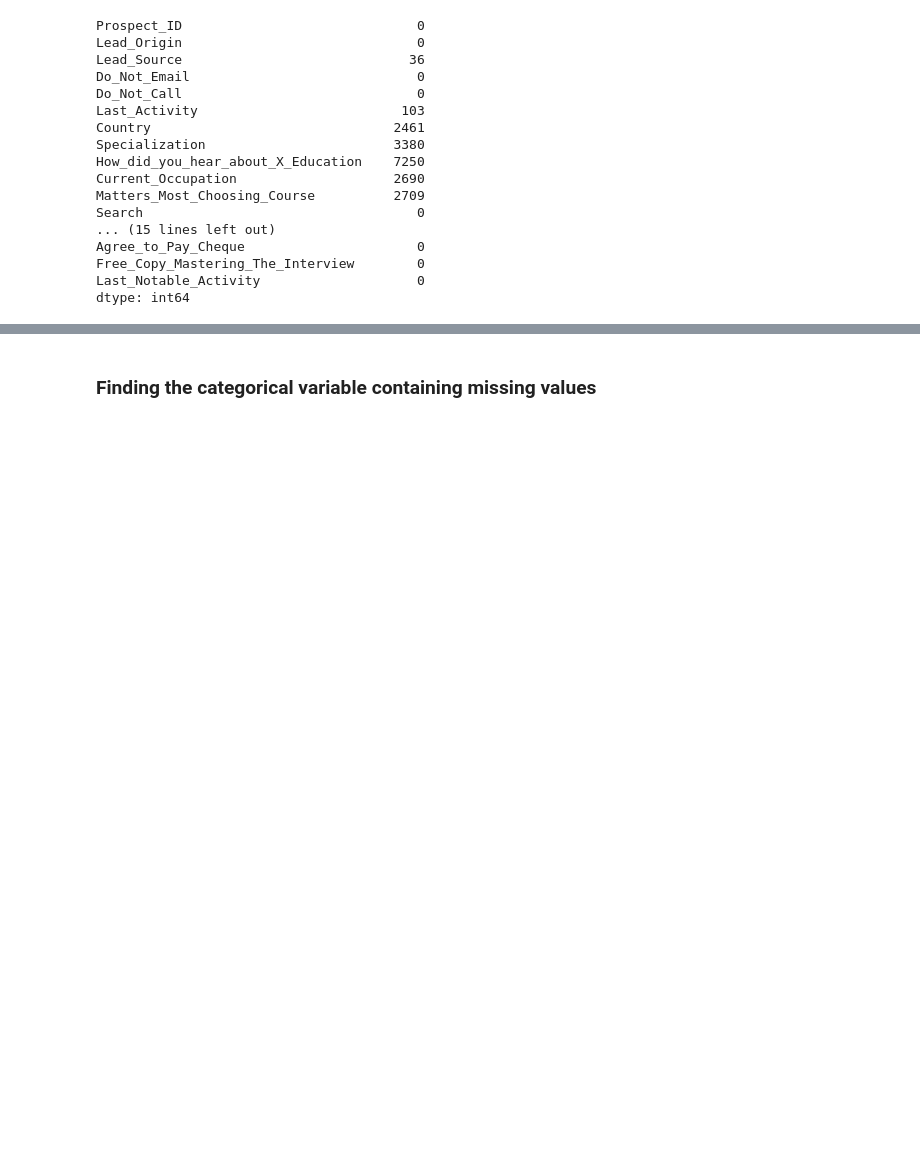
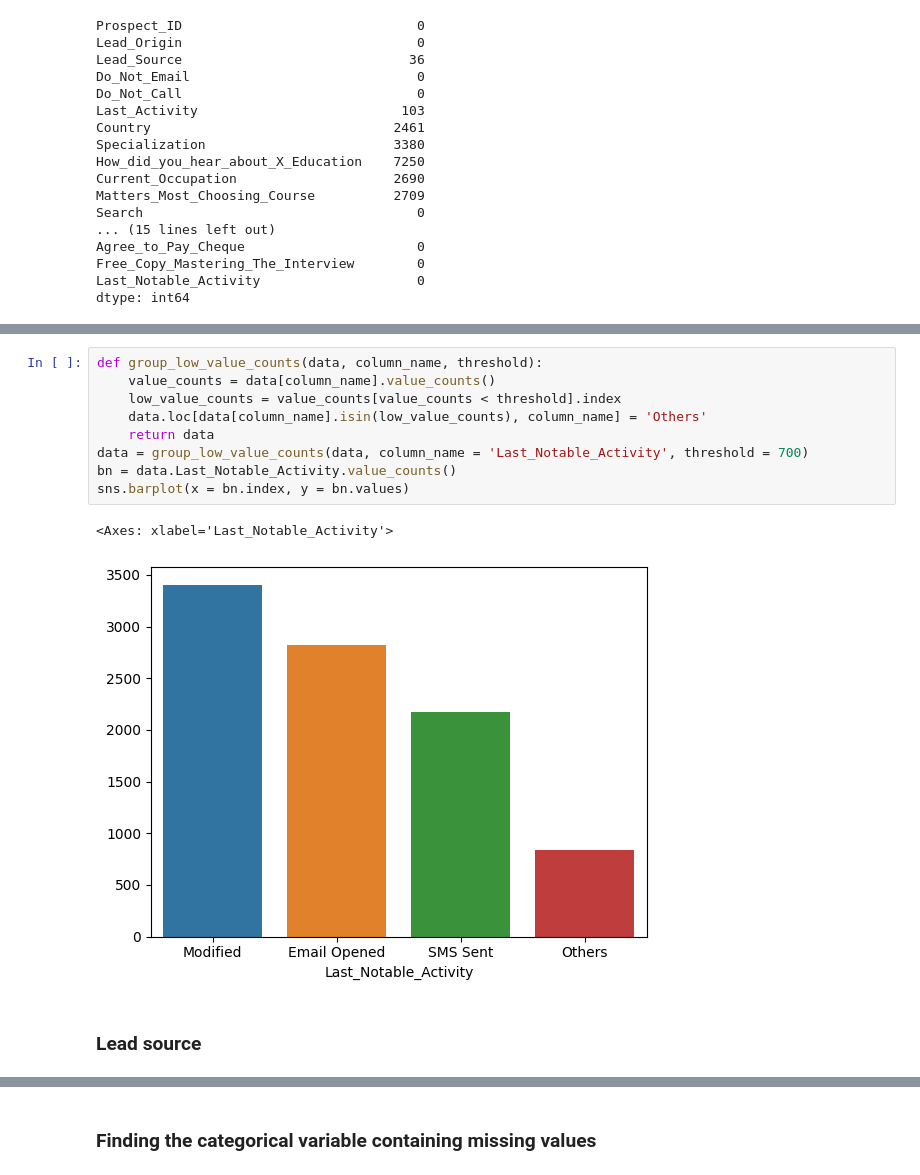
Before and after one commit to MrBinit/Supervised-Learning, a Jupyter notebook: logistic regression/Lead analysis.ipynb, the cells around one changed output, grey strips where cells are left out. Drawn from its saved outputs; the diff is of its cells as text; blank space fills up the shorter version.

```diff
--- a/logistic regression/Lead analysis.ipynb
+++ b/logistic regression/Lead analysis.ipynb
@@ -238,0 +349,14 @@ data.City.isnull().sum()
+# %%
+def group_low_value_counts(data, column_name, threshold):
+    value_counts = data[column_name].value_counts()
+    low_value_counts = value_counts[value_counts < threshold].index
+    data.loc[data[column_name].isin(low_value_counts), column_name] = 'Others'
+    return data
+data = group_low_value_counts(data, column_name = 'Last_Notable_Activity', threshold = 700)
+bn = data.Last_Notable_Activity.value_counts()
+sns.barplot(x = bn.index, y = bn.values)
+# %% [output]
+<Axes: xlabel='Last_Notable_Activity'>
+[figure, added]
+# %% [markdown]
+### Lead source
```
Also changed, not shown: parts of 90 cells of this notebook, 3 other files.
